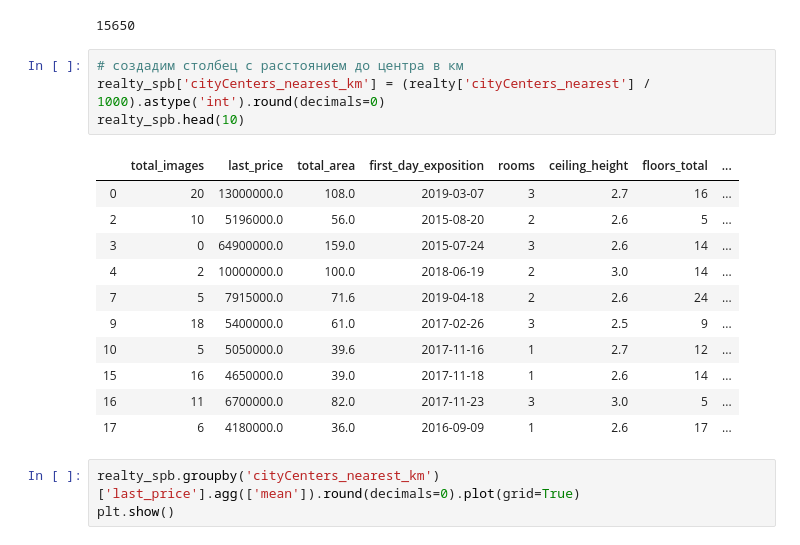
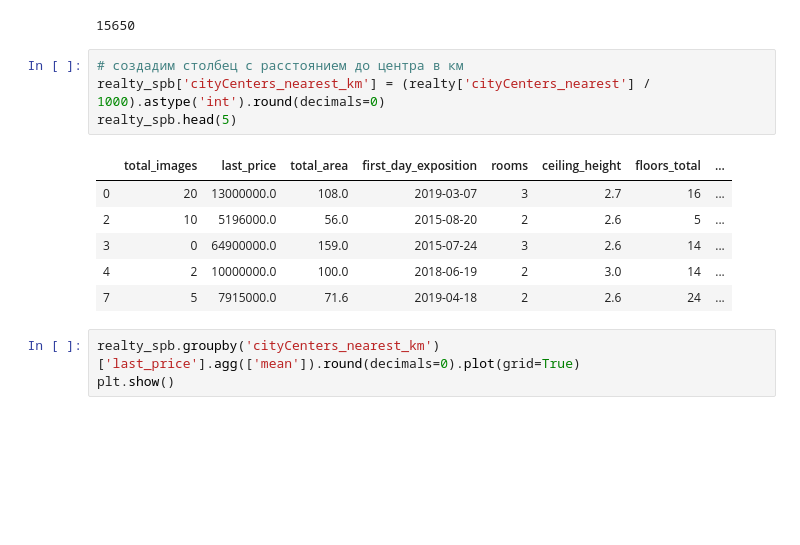
Before and after one commit to sharunovstanislav/yandex__praktikum, a Jupyter notebook: 2_исследовательский анализ данных/исследование объявлений о продаже квартир.ipynb, the cells around one changed output. Cells and saved outputs as stored; diff of their text form; blank space fills up the shorter version.

```diff
--- a/2_исследовательский анализ данных/исследование объявлений о продаже квартир.ipynb
+++ b/2_исследовательский анализ данных/исследование объявлений о продаже квартир.ipynb
@@ -634,19 +615,14 @@ len(realty_spb)
 # %%
 # создадим столбец с расстоянием до центра в км
 realty_spb['cityCenters_nearest_km'] = (realty['cityCenters_nearest'] / 1000).astype('int').round(decimals=0)
-realty_spb.head(10)
+realty_spb.head(5)
 # %% [output]
 |  | total_images | last_price | total_area | first_day_exposition | rooms | ceiling_height | floors_total | ... |
 | 0 | 20 | 13000000.0 | 108.0 | 2019-03-07 | 3 | 2.7 | 16 | ... |
 | 2 | 10 | 5196000.0 | 56.0 | 2015-08-20 | 2 | 2.6 | 5 | ... |
 | 3 | 0 | 64900000.0 | 159.0 | 2015-07-24 | 3 | 2.6 | 14 | ... |
 | 4 | 2 | 10000000.0 | 100.0 | 2018-06-19 | 2 | 3.0 | 14 | ... |
 | 7 | 5 | 7915000.0 | 71.6 | 2019-04-18 | 2 | 2.6 | 24 | ... |
-| 9 | 18 | 5400000.0 | 61.0 | 2017-02-26 | 3 | 2.5 | 9 | ... |
-| 10 | 5 | 5050000.0 | 39.6 | 2017-11-16 | 1 | 2.7 | 12 | ... |
-| 15 | 16 | 4650000.0 | 39.0 | 2017-11-18 | 1 | 2.6 | 14 | ... |
-| 16 | 11 | 6700000.0 | 82.0 | 2017-11-23 | 3 | 3.0 | 5 | ... |
-| 17 | 6 | 4180000.0 | 36.0 | 2016-09-09 | 1 | 2.6 | 17 | ... |
 # %%
 realty_spb.groupby('cityCenters_nearest_km')['last_price'].agg(['mean']).round(decimals=0).plot(grid=True)
 plt.show()
```
Also changed, not shown: parts of 4 cells of this notebook, 4 other files.
